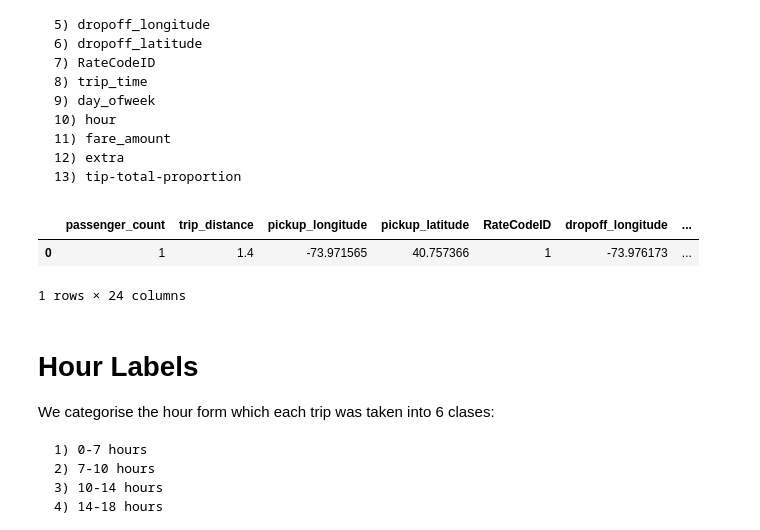
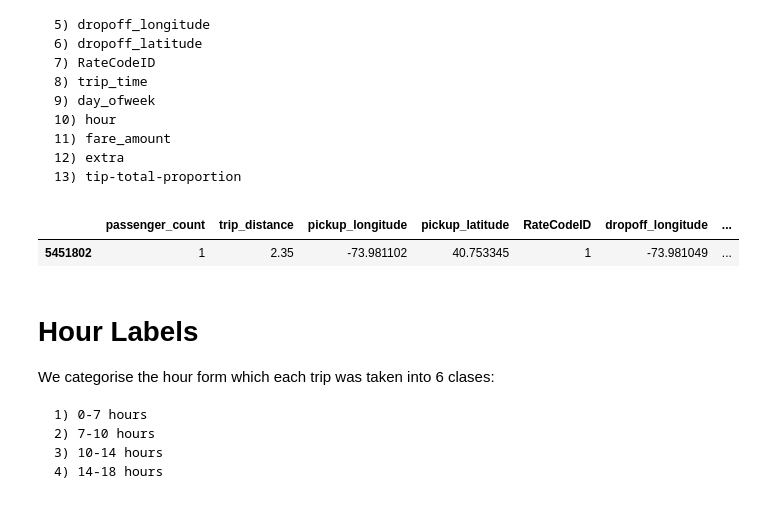
Before and after one commit to Riccocez/NYC-Taxi-Tips, a Jupyter notebook: 2. Development .ipynb, the cells around one changed output. Saved outputs shown, nothing was run; the diff lists cells and outputs as text; code cells hidden in the pictures.

```diff
--- a/2. Development .ipynb
+++ b/2. Development .ipynb
@@ -41,6 +41,6 @@ from geopy.geocoders import Nominatim
 
 import json
 # %%
-dataset = pd.read_csv('cleaned_data_yellow_tripdata_2015-06.csv', skipinitialspace=True)
+dataset = pd.read_csv('cleaned_yellow_tripdata_2015-06.csv', skipinitialspace=True)
 print "Number of trips registered: ", len(dataset)
 # %% [output]
@@ -158,7 +133,7 @@ work_data['drop_zone'] = drop_geocode[:].postal_code
 # %% [markdown]
 We drop some irrelevant information.
 # %%
-work_data = work_data.drop(['tpep_pickup_datetime','tpep_dropoff_datetime','mta_tax','tolls_amount', 'improvement_surcharge' ], axis=1)
+work_data = work_data.drop(['tpep_pickup_datetime','tpep_dropoff_datetime','mta_tax','tolls_amount', 'improvement_surcharge','Unnamed: 0'], axis=1)
 # %% [markdown]
 # 2.1.4 Features Selected
 
@@ -178,12 +153,11 @@ The features selected to train the model are:
     12) extra
     13) tip-total-proportion
 # %%
-new_data = dataset
+new_data = work_data
 new_data.head(n=1)
 # %% [output]
 |  | passenger_count | trip_distance | pickup_longitude | pickup_latitude | RateCodeID | dropoff_longitude | ... |
-| 0 | 1 | 1.4 | -73.971565 | 40.757366 | 1 | -73.976173 | ... |
+| 5451802 | 1 | 2.35 | -73.981102 | 40.753345 | 1 | -73.981049 | ... |
-1 rows × 24 columns
 # %% [markdown]
 # Hour Labels
 
```
Also changed, not shown: parts of 10 cells of this notebook, 2 other files.
